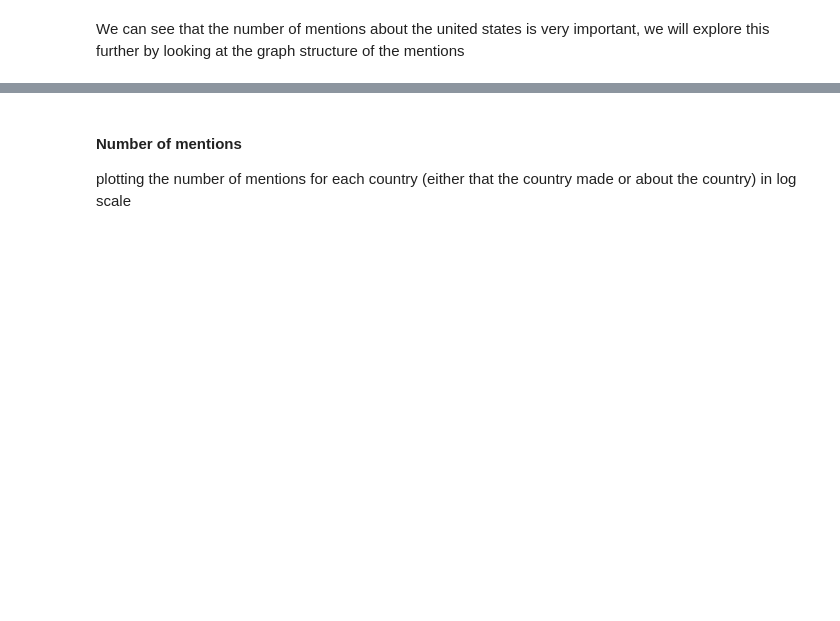
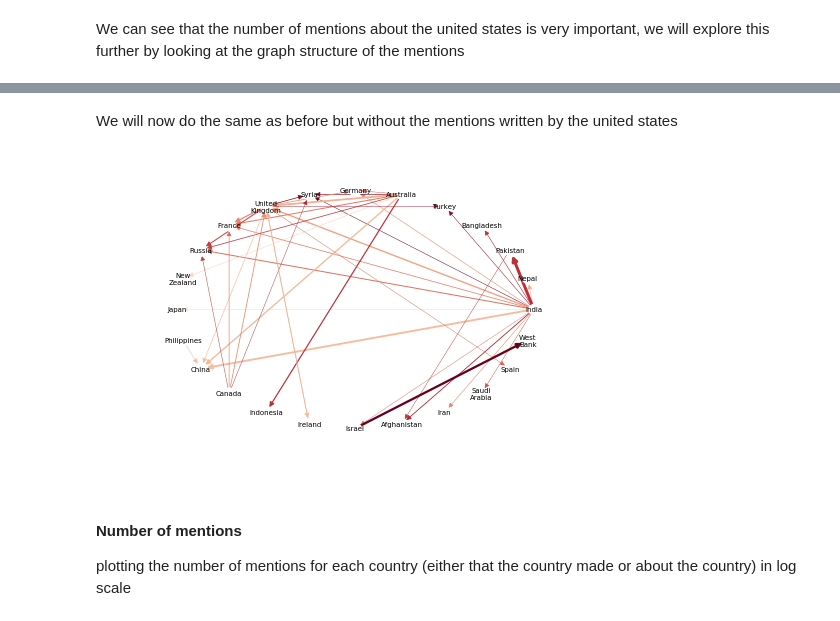
Before and after one commit to NatGr/projectAdA, a Jupyter notebook: Notebook.ipynb, the cells around one changed output, grey strips where cells are left out. Drawn from its saved outputs; the diff is of its cells as text; code cells hidden in the pictures; blank space fills up the shorter version.

```diff
--- a/Notebook.ipynb
+++ b/Notebook.ipynb
@@ -515,3 +538,22 @@ nx.draw_spring(subgraph_USA, with_labels=True, node_size=500,font_size=7, width=
+# %% [markdown]
+We will now do the same as before but without the mentions written by the united states
+# %%
+country_to_other_country_no_us = country_to_other_country[np.logical_and(country_to_other_country.mention_country !=
+                        "United States", country_to_other_country.actor_country != "United States")]
+edges_values = np.sort(country_to_other_country_no_us.count_mentions.values)
+graph_no_us = country_to_other_country_no_us[country_to_other_country_no_us["count_mentions"] >=
+                                edges_values[edges_values.shape[0] - NUM_DISPLAYED_EDGES]].copy()
+
+# so that they are displayed on two lines in the graph
+graph_no_us["actor_country"] = graph_no_us["actor_country"].apply(lambda x: x.replace(' ', '\n'))
+graph_no_us["mention_country"] = graph_no_us["mention_country"].apply(lambda x: x.replace(' ', '\n'))
+
+nx_graph_no_us = nx.from_pandas_edgelist(graph_no_us, target='actor_country', source='mention_country',
+                        edge_attr=["count_mentions", "avg_tone"], create_using=nx.DiGraph())
+
+print_nx_digraph(nx_graph_no_us, save=False, name='network_no_US.svg')
+# %% [output]
+[figure, added]
 # %% [markdown]
 #### Number of mentions
 plotting the number of mentions for each country (either that the country made or about the country) in log scale
```
Also changed, not shown: parts of 37 cells of this notebook, 2 other files.
